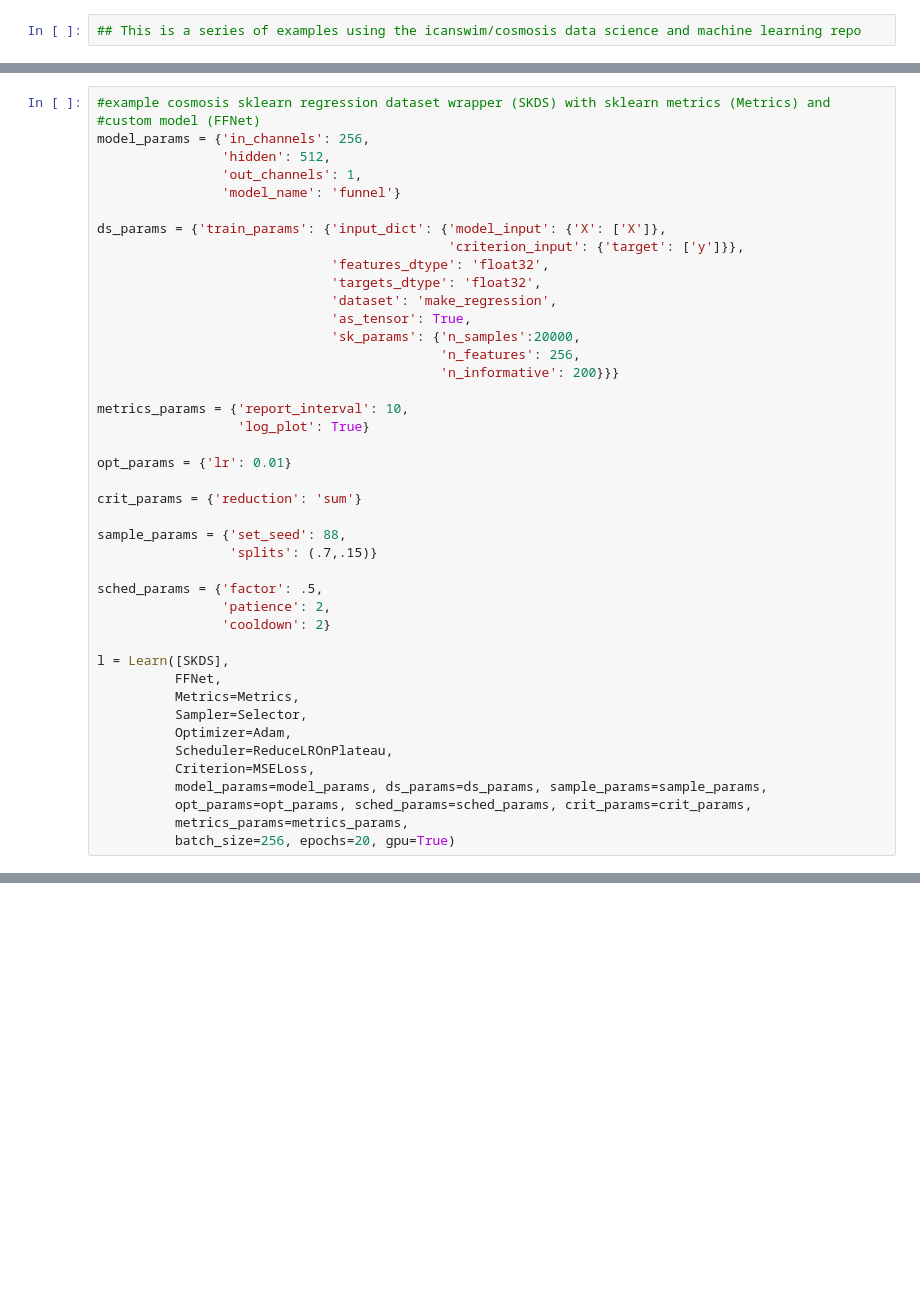
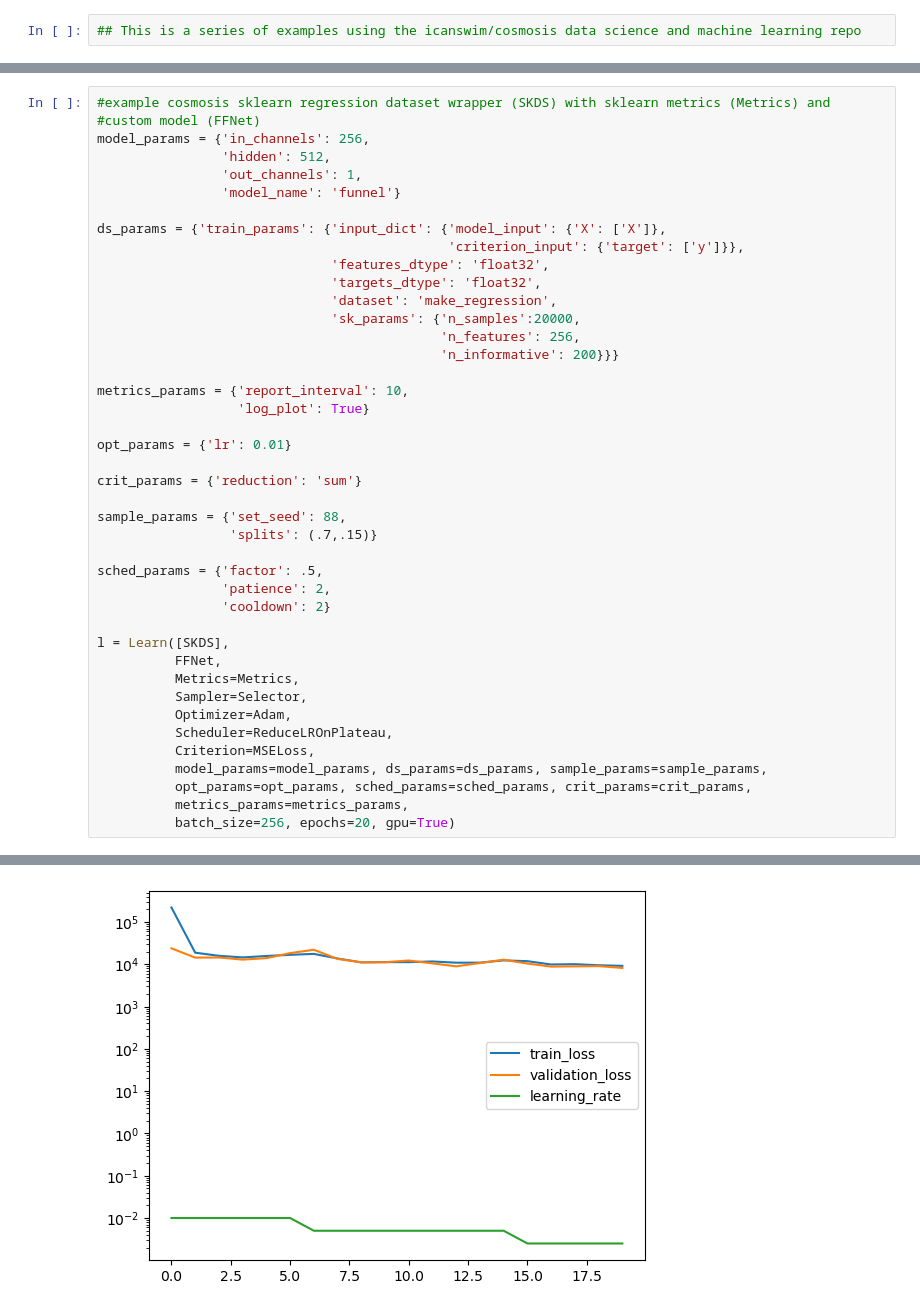
Before and after one commit to icanswim/cosmosis, a Jupyter notebook: experiment.ipynb, the cells around one changed output, grey strips where cells are left out. Drawn from its saved outputs; the diff is of its cells as text; blank space fills up the shorter version.

```diff
--- a/experiment.ipynb
+++ b/experiment.ipynb
@@ -147,7 +178,6 @@ ds_params = {'train_params': {'input_dict': {'model_input': {'X': ['X']},
                               'features_dtype': 'float32',
                               'targets_dtype': 'float32',
                               'dataset': 'make_regression',
-                              'as_tensor': True,
                               'sk_params': {'n_samples':20000,
                                             'n_features': 256,
                                             'n_informative': 200}}}
@@ -177,3 +207,4 @@ l = Learn([SKDS],
           opt_params=opt_params, sched_params=sched_params, crit_params=crit_params,
           metrics_params=metrics_params,
           batch_size=256, epochs=20, gpu=True)
+# %% [output]
@@ -180,3 +224,4 @@ l = Learn([SKDS],
+[figure, added]
 # %%
 #example cosmosis sklearn classification dataset wrapper (SKDS) with sklearn metrics (Metrics) and
 #custom model (FFNet)
```
Also changed, not shown: parts of 11 cells of this notebook, 3 other files.
